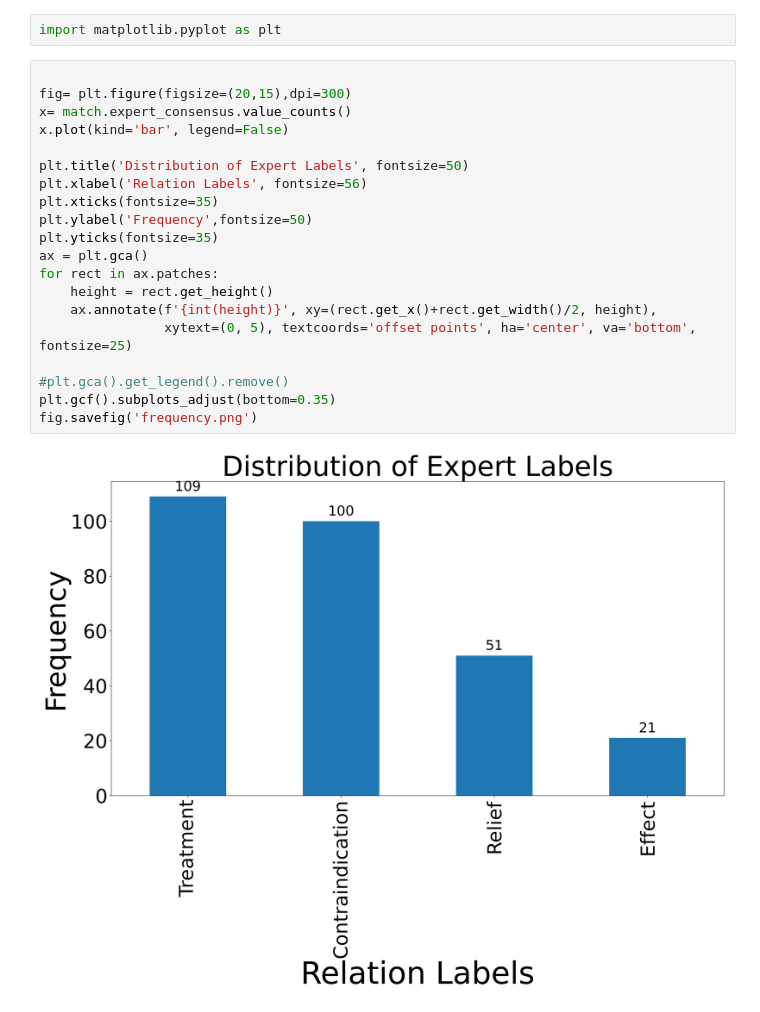
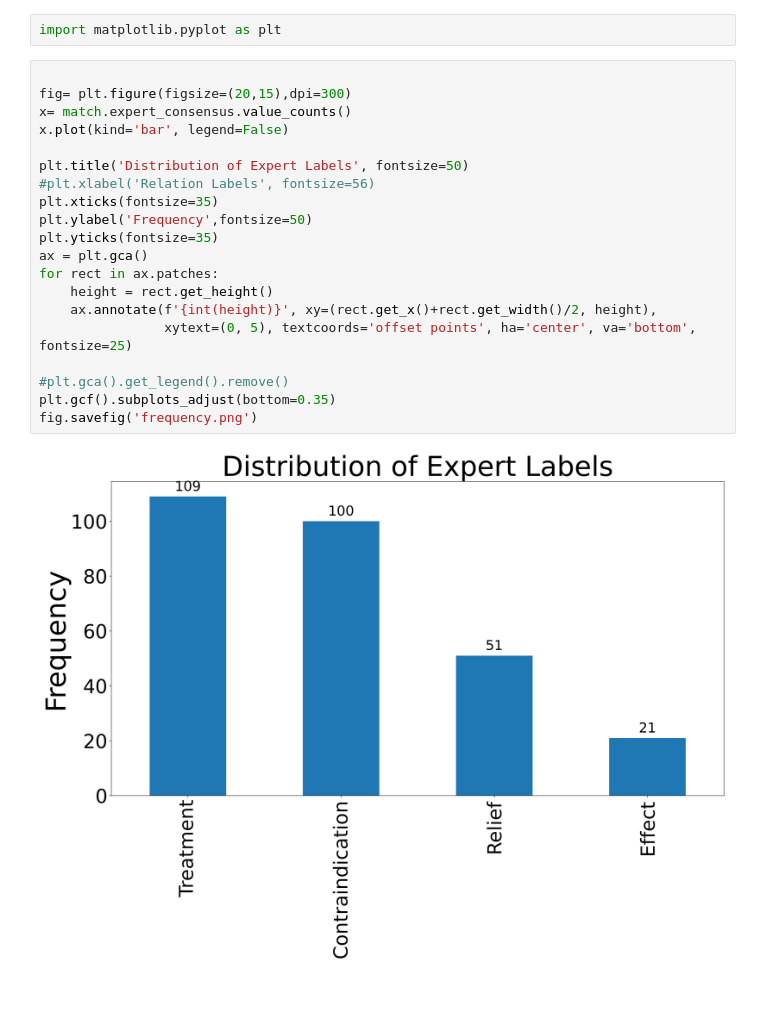
Before and after one commit to MaastrichtU-IDS/OptimAL, a Jupyter notebook: labeling/human-labeling/Resolving with 4th annotator.ipynb, the cells around one changed output. Drawn from its saved outputs; the diff is of its cells as text.

Commit message:
refactored labeling notebooks

```diff
--- a/labeling/human-labeling/Resolving with 4th annotator.ipynb
+++ b/labeling/human-labeling/Resolving with 4th annotator.ipynb
@@ -146,22 +146,22 @@ import matplotlib.pyplot as plt
 # %%
 
 fig= plt.figure(figsize=(20,15),dpi=300)
 x= match.expert_consensus.value_counts()
 x.plot(kind='bar', legend=False)
 
 plt.title('Distribution of Expert Labels', fontsize=50)
-plt.xlabel('Relation Labels', fontsize=56)
+#plt.xlabel('Relation Labels', fontsize=56)
 plt.xticks(fontsize=35)
 plt.ylabel('Frequency',fontsize=50)
 plt.yticks(fontsize=35)
 ax = plt.gca()
 for rect in ax.patches:
     height = rect.get_height()
     ax.annotate(f'{int(height)}', xy=(rect.get_x()+rect.get_width()/2, height),
                 xytext=(0, 5), textcoords='offset points', ha='center', va='bottom', fontsize=25)
 
 #plt.gca().get_legend().remove()
 plt.gcf().subplots_adjust(bottom=0.35)
 fig.savefig('frequency.png')
 # %% [output]
-[figure, old version]
+[figure, new version]
```
Also changed, not shown: 9 other files.
